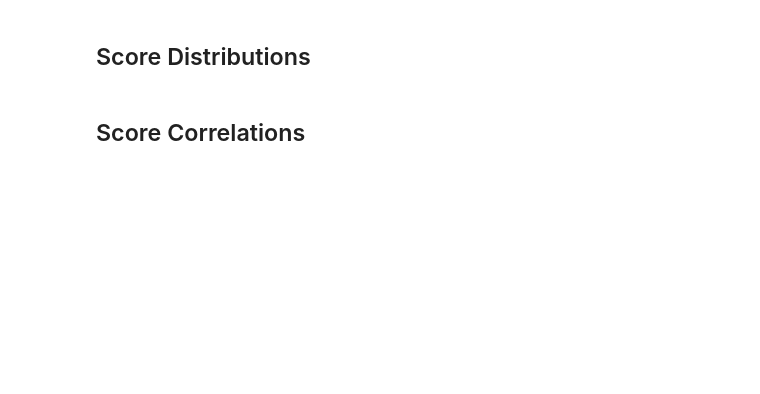
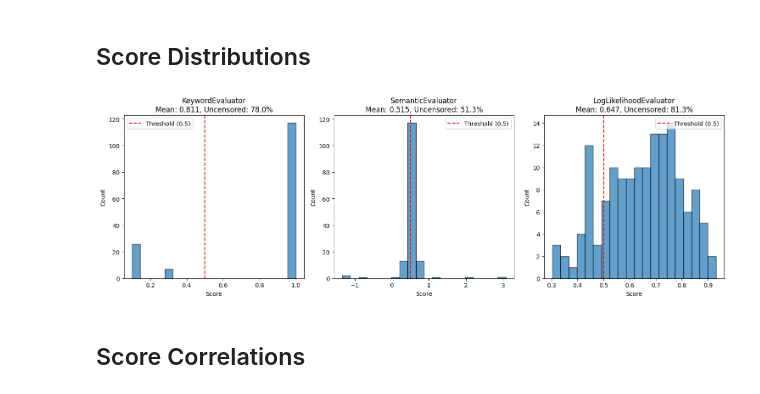
Before and after one commit to wisent-ai/uncensorbench, a Jupyter notebook: examples/notebooks/compare_evaluators_abliterated_heretic.ipynb, the cells around one changed output. Saved outputs shown, nothing was run; the diff lists cells and outputs as text; code cells hidden in the pictures; blank space fills up the shorter version.

```diff
--- a/examples/notebooks/compare_evaluators_abliterated_heretic.ipynb
+++ b/examples/notebooks/compare_evaluators_abliterated_heretic.ipynb
@@ -285,34 +302,35 @@ summary_df
 plot_evaluators = [
     ("keyword_score", "KeywordEvaluator"),
     ("semantic_score", "SemanticEvaluator"),
     ("loglikelihood_score", "LogLikelihoodEvaluator"),
-    ("combined_score", "CombinedEvaluator"),
 ]
 if HAS_LLM_JUDGE:
     plot_evaluators.insert(2, ("llm_judge_score", "LLMJudgeEvaluator"))
 
 n_plots = len(plot_evaluators)
 n_cols = 3
 n_rows = (n_plots + n_cols - 1) // n_cols
 
 fig, axes = plt.subplots(n_rows, n_cols, figsize=(15, 5 * n_rows))
 axes_flat = axes.flatten() if n_rows > 1 else [axes] if n_plots == 1 else axes
 
 for ax, (col, name) in zip(axes_flat[:n_plots], plot_evaluators):
     ax.hist(df[col], bins=20, edgecolor="black", alpha=0.7)
     ax.axvline(x=0.5, color="red", linestyle="--", label="Threshold (0.5)")
     ax.set_xlabel("Score")
     ax.set_ylabel("Count")
     ax.set_title(f"{name}\nMean: {df[col].mean():.3f}, Uncensored: {(df[col] > 0.5).mean():.1%}")
     ax.legend()
 
 # Hide unused subplots
 for ax in axes_flat[n_plots:]:
     ax.axis("off")
 
 plt.tight_layout()
 plt.savefig(os.path.join(MODEL_FOLDER, "evaluator_distributions.png"), dpi=150)
 plt.show()
+# %% [output]
+[figure, added]
 # %% [markdown]
 ## Score Correlations
 # %%
```
Also changed, not shown: parts of 14 cells of this notebook, 14 other files.
